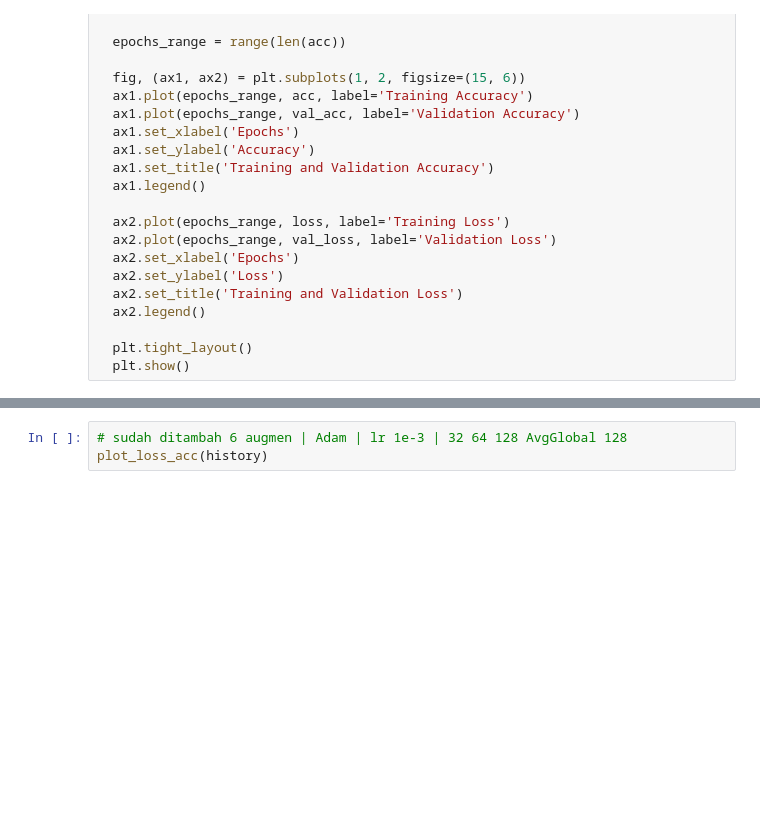
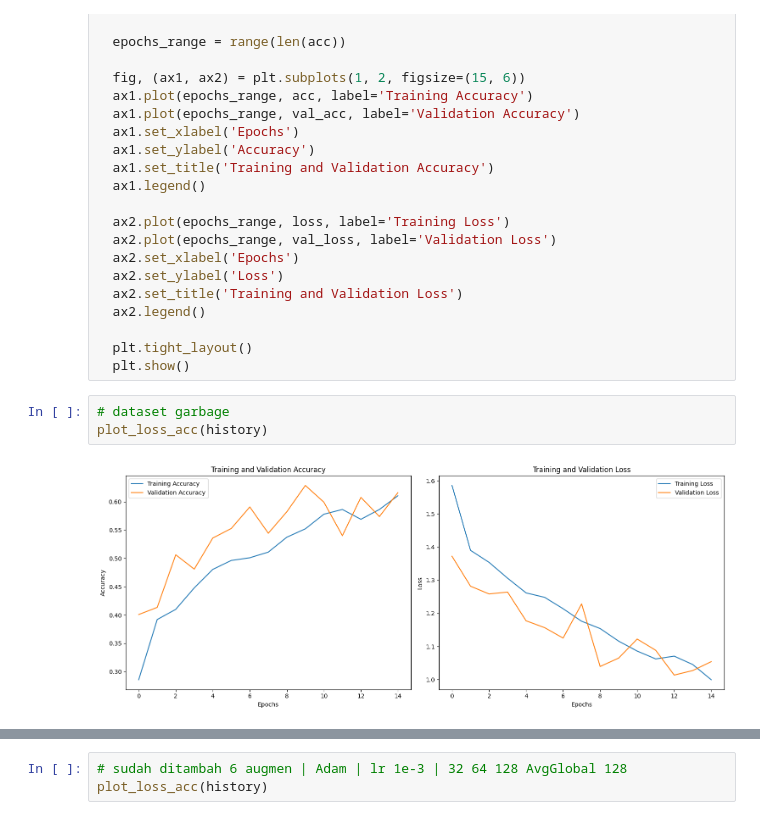
Before and after one commit to uchihamadara37/ML-capstone-bangkit, a Jupyter notebook: andre2.ipynb, the cells around one changed output, grey strips where cells are left out. Saved outputs shown, nothing was run; the diff lists cells and outputs as text; blank space fills up the shorter version.

```diff
--- a/andre2.ipynb
+++ b/andre2.ipynb
@@ -294,4 +310,9 @@ def plot_loss_acc(history):
 
   plt.tight_layout()
   plt.show()
+# %%
+# dataset garbage
+plot_loss_acc(history)
+# %% [output]
+[figure, added]
 # %%
```
Also changed, not shown: parts of 8 cells of this notebook.
